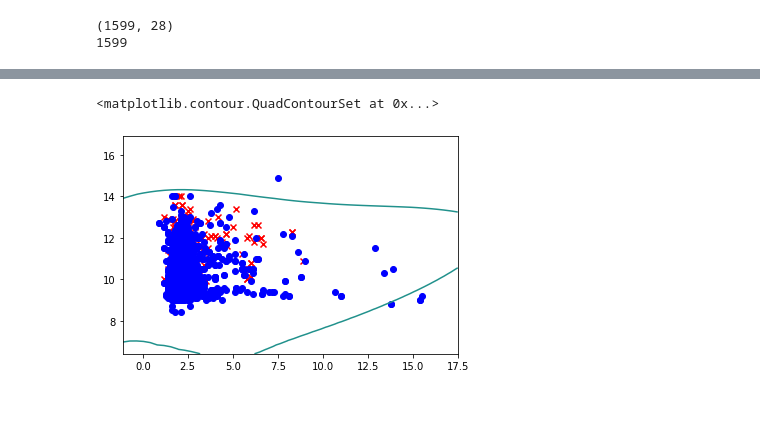
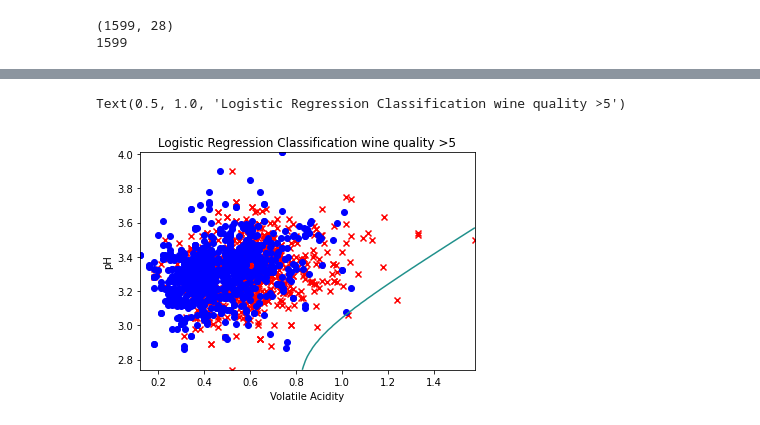
Before and after one commit to rxharja/wine-quality-regression, a Jupyter notebook: wine_quality_logistic.ipynb, the cells around one changed output, grey strips where cells are left out. Drawn from its saved outputs; the diff is of its cells as text; code cells hidden in the pictures.

Commit message:
added titles to graph

```diff
--- a/wine_quality_logistic.ipynb
+++ b/wine_quality_logistic.ipynb
@@ -11,7 +11,7 @@ def sigmoid(z):
 # declare gradient function
 def gradient(theta, X, y):
     m, n = X.shape
-    _lambda =
+    _lambda = 1
     theta = theta.reshape((n, 1))
     y = y.reshape((m, 1))
     h = sigmoid(X.dot(theta))
@@ -24,7 +22,7 @@ SyntaxError: invalid syntax (<ipython-input-510-3f259631e66e>, line 4)
 # declare our cost function
 def cost_function(theta, X, y):
     m, n = X.shape
-    _lambda = 50
+    _lambda = 1
     theta = theta.reshape((n, 1))
     y = y.reshape((m, 1))
     term1 = np.log(sigmoid(X.dot(theta))).reshape((m, 1))
@@ -41,18 +39,18 @@ def map_feature(x1, x2, degree=6):
             out = np.c_[out, val]
     return out
 # %%
-# fname = os.path.join(".", "winequality-red.csv")
-fname = os.path.join(".", "ex2data2.txt")
-# data = np.loadtxt(fname, skiprows=1, delimiter=";")
-data = np.loadtxt(fname, delimiter=",")
+fname = os.path.join(".", "winequality-red.csv")
+# fname = os.path.join(".", "ex2data2.txt")
+data = np.loadtxt(fname, skiprows=1, delimiter=";")
+# data = np.loadtxt(fname, delimiter=",")
 M,N = np.shape(data)
 # plotting alcohol and acidity and seeing if theres a correlation in quality
-# X = np.c_[data[:,3], data[:,-2]]
-X = np.c_[data[:,0], data[:,1]]
+X = np.c_[data[:,1], data[:,9]]
+# X = np.c_[data[:,0], data[:,1]]
 X = map_feature(X[:,0], X[:,-1])
 print(X.shape)
-# y = np.array(np.where(data[:,-1]<7, 1, 0))
-y = np.array(data[:,-1])
+y = np.array(np.where(data[:,-1]>5, 1, 0))
+# y = np.array(data[:,-1])
 print(len(y))
 # multiclass
 # classes = []
@@ -63,11 +61,14 @@ print(len(y))
 (1599, 28)
 1599
 # %%
-m , n = X.shape
+m, n = X.shape
 initial_theta = np.zeros(n)
-Result = op.minimize(fun = cost_function,
-                                 x0 = initial_theta,
-                                 args = (X, y),
-                                 method = 'TNC',
-                                 jac = gradient)
+Result = op.minimize(
+    fun = cost_function,
+    x0 = initial_theta,
+    args = (X, y),
+    method = 'TNC',
+    jac = gradient
+)
 optimal_theta = Result.x
+print(optimal_theta)
@@ -74,23 +83,26 @@ optimal_theta = Result.x
 # %%
 # plot X data
 x1 = X[:,1]
 x2 = X[:,2]
 x1x = x1[np.where(y==1)]
 x2x = x2[np.where(y==1)]
 x1o = x1[np.where(y==0)]
 x2o = x2[np.where(y==0)]
 
-u = np.linspace(np.min(x1)-2, np.max(x1)+2)
-v = np.linspace(np.min(x2)-2, np.max(x2)+2)
+u = np.linspace(np.min(x1), np.max(x1))
+v = np.linspace(np.min(x2), np.max(x2))
 z = np.zeros((len(u), len(v)))
 for i in range(len(u)):
     for j in range(len(v)):
         z[i,j] = map_feature(u[i], u[j]) @ optimal_theta
 z = np.transpose(z)
 
 plt.scatter(x1o, x2o, marker='x', c='r')
 plt.scatter(x1x, x2x, marker='o', c='b')
 plt.contour(u, v, z, levels=0)
+plt.xlabel("Volatile Acidity")
+plt.ylabel("pH")
+plt.title("Logistic Regression Classification wine quality >5")
 # %% [output]
-<matplotlib.contour.QuadContourSet at 0x...>
+Text(0.5, 1.0, 'Logistic Regression Classification wine quality >5')
-[figure, old version]
+[figure, new version]
```
Also changed, not shown: parts of 2 cells of this notebook, 1 other file.
